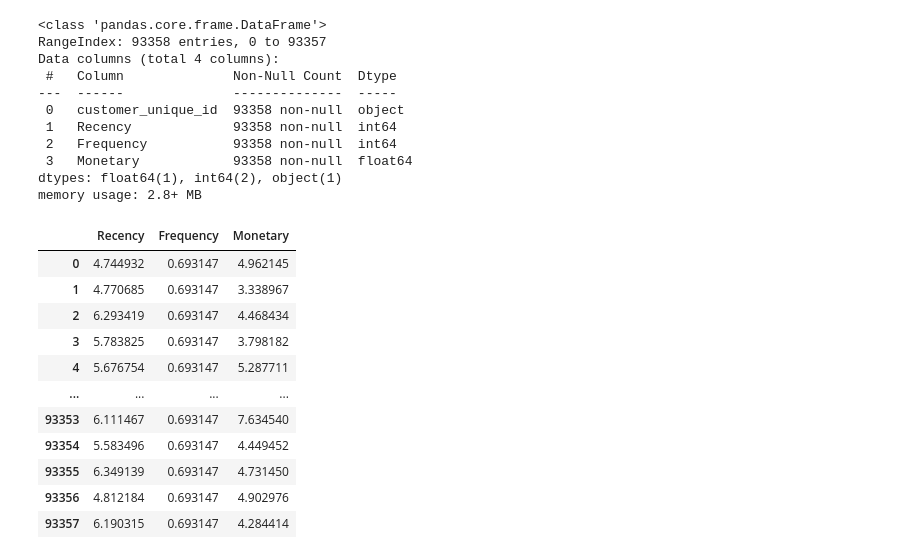
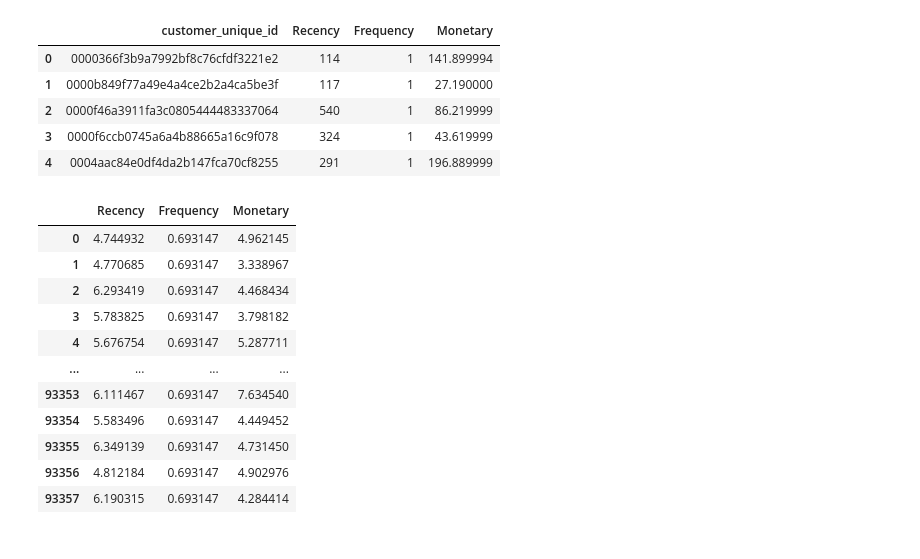
Before and after one commit to bichptn04/Olist_Project, a Jupyter notebook: Customer Segmentation using Olist E-commerce Data.ipynb, the cells around one changed output. Drawn from its saved outputs; the diff is of its cells as text; code cells hidden in the pictures.

```diff
--- a/Customer Segmentation using Olist E-commerce Data.ipynb
+++ b/Customer Segmentation using Olist E-commerce Data.ipynb
@@ -1,30 +1,15 @@
-# %%
-import pyodbc
-import pandas as pd
-import numpy as np
-
-conn = pyodbc.connect(
-    "Driver={ODBC Driver 17 for SQL Server};"
-    "Server=localhost;"
-    "Database=Olist;"
-    "Trusted_Connection=yes;"
-)
-
-query = "SELECT * FROM dbo.Customer_RFM"
-df = pd.read_sql(query, conn)
-df.info()
-# %% [output]
-<class 'pandas.core.frame.DataFrame'>
-RangeIndex: 93358 entries, 0 to 93357
-Data columns (total 4 columns):
- #   Column              Non-Null Count  Dtype
----  ------              --------------  -----
- 0   customer_unique_id  93358 non-null  object
- 1   Recency             93358 non-null  int64
- 2   Frequency           93358 non-null  int64
- 3   Monetary            93358 non-null  float64
-dtypes: float64(1), int64(2), object(1)
-memory usage: 2.8+ MB
+# %%
+import pandas as pd
+import numpy as np
+df = pd.read_csv("D:\Project\Olist\Data\Customer_RFM.csv")
+df.head()
+# %% [output]
+|  | customer_unique_id | Recency | Frequency | Monetary |
+| 0 | 0000366f3b9a7992bf8c76cfdf3221e2 | 114 | 1 | 141.899994 |
+| 1 | 0000b849f77a49e4a4ce2b2a4ca5be3f | 117 | 1 | 27.190000 |
+| 2 | 0000f46a3911fa3c0805444483337064 | 540 | 1 | 86.219999 |
+| 3 | 0000f6ccb0745a6a4b88665a16c9f078 | 324 | 1 | 43.619999 |
+| 4 | 0004aac84e0df4da2b147fca70cf8255 | 291 | 1 | 196.889999 |
 # %%
 RFM = df[['Recency','Frequency','Monetary']]
 RFM_log = np.log1p(RFM)
```
Also changed, not shown: parts of 2 cells of this notebook.
